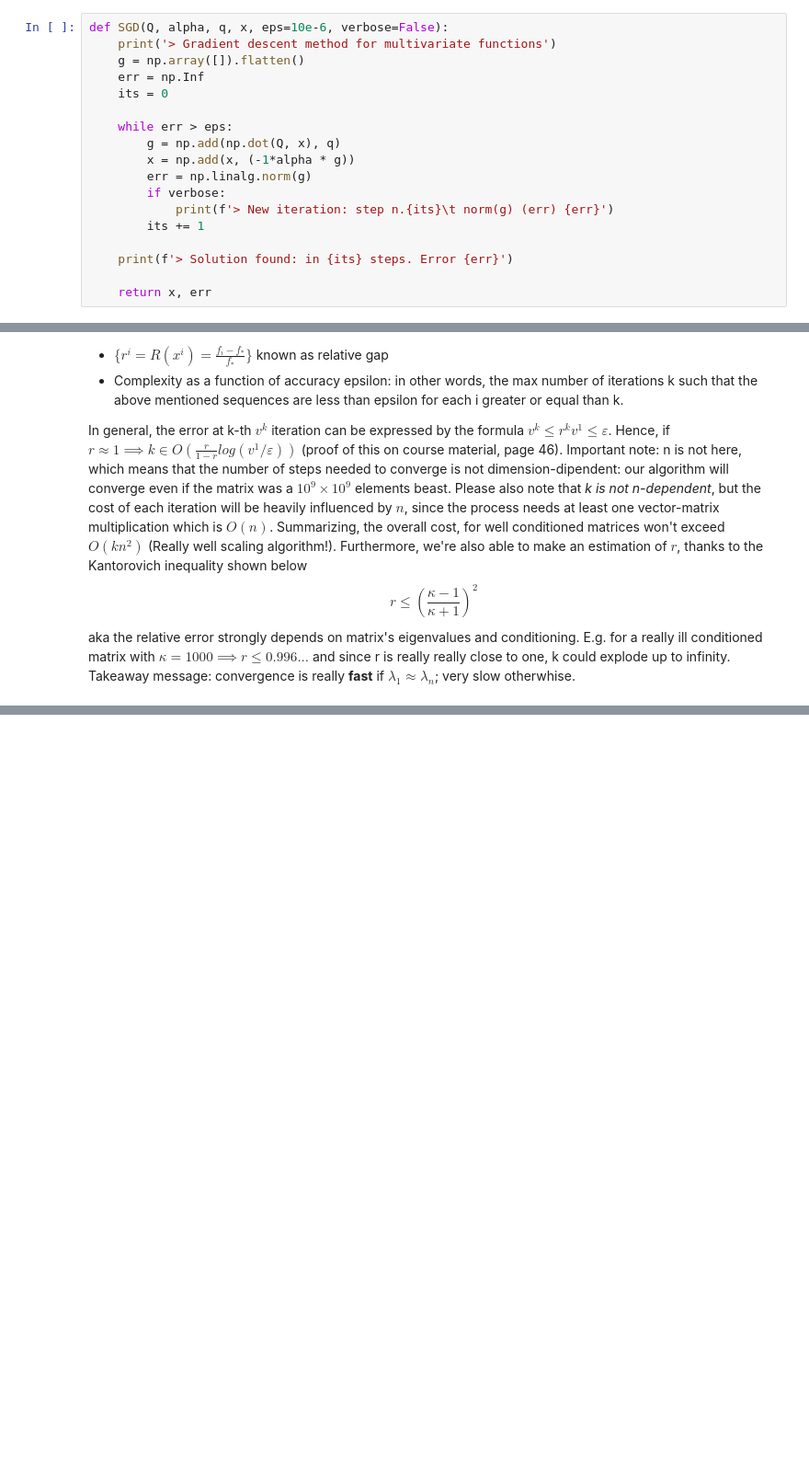
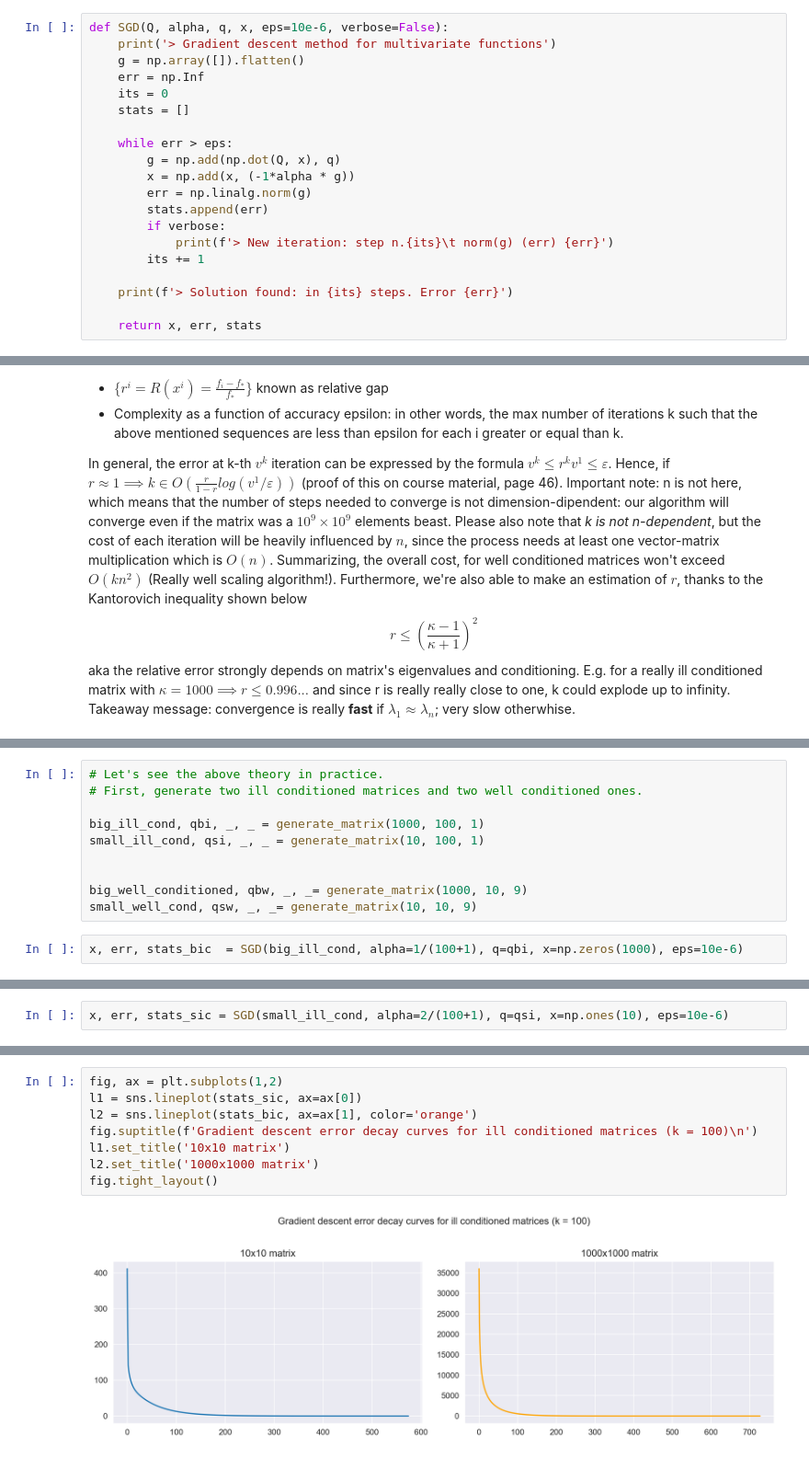
Before and after one commit to vornao/optimization-data-science-unipi, a Jupyter notebook: multivariate-quadratic-functions/multivariate-quadratic-functions.ipynb, the cells around one changed output, grey strips where cells are left out. Shown at 92% size. Cells and saved outputs as stored; diff of their text form; blank space fills up the shorter version.

```diff
--- a/multivariate-quadratic-functions/multivariate-quadratic-functions.ipynb
+++ b/multivariate-quadratic-functions/multivariate-quadratic-functions.ipynb
@@ -190,18 +192,20 @@ def SGD(Q, alpha, q, x, eps=10e-6, verbose=False):
     g = np.array([]).flatten()
     err = np.Inf
     its = 0
+    stats = []
 
     while err > eps:
         g = np.add(np.dot(Q, x), q)
         x = np.add(x, (-1*alpha * g))
         err = np.linalg.norm(g)
+        stats.append(err)
         if verbose:
             print(f'> New iteration: step n.{its}\t norm(g) (err) {err}')
         its += 1
 
     print(f'> Solution found: in {its} steps. Error {err}')
 
-    return x, err
+    return x, err, stats
 # %%
 Q, q, eigs, ecc =  generate_matrix(1000, 10, 7)
 q= q.flatten()
@@ -243,0 +252,12 @@ k could explode up to infinity. Takeaway message: convergence is really __fast__
+# %%
+# Let's see the above theory in practice.
+# First, generate two ill conditioned matrices and two well conditioned ones.
+
+big_ill_cond, qbi, _, _ = generate_matrix(1000, 100, 1)
+small_ill_cond, qsi, _, _ = generate_matrix(10, 100, 1)
+
+
+big_well_conditioned, qbw, _, _= generate_matrix(1000, 10, 9)
+small_well_cond, qsw, _, _= generate_matrix(10, 10, 9)
+# %%
+x, err, stats_bic  = SGD(big_ill_cond, alpha=1/(100+1), q=qbi, x=np.zeros(1000), eps=10e-6)
@@ -243,0 +267,2 @@ k could explode up to infinity. Takeaway message: convergence is really __fast__
+# %%
+x, err, stats_sic = SGD(small_ill_cond, alpha=2/(100+1), q=qsi, x=np.ones(10), eps=10e-6)
@@ -243,0 +276,10 @@ k could explode up to infinity. Takeaway message: convergence is really __fast__
+# %%
+fig, ax = plt.subplots(1,2)
+l1 = sns.lineplot(stats_sic, ax=ax[0])
+l2 = sns.lineplot(stats_bic, ax=ax[1], color='orange')
+fig.suptitle(f'Gradient descent error decay curves for ill conditioned matrices (k = 100)\n')
+l1.set_title('10x10 matrix')
+l2.set_title('1000x1000 matrix')
+fig.tight_layout()
+# %% [output]
+[figure, added]
```
Also changed, not shown: parts of 11 cells of this notebook.
